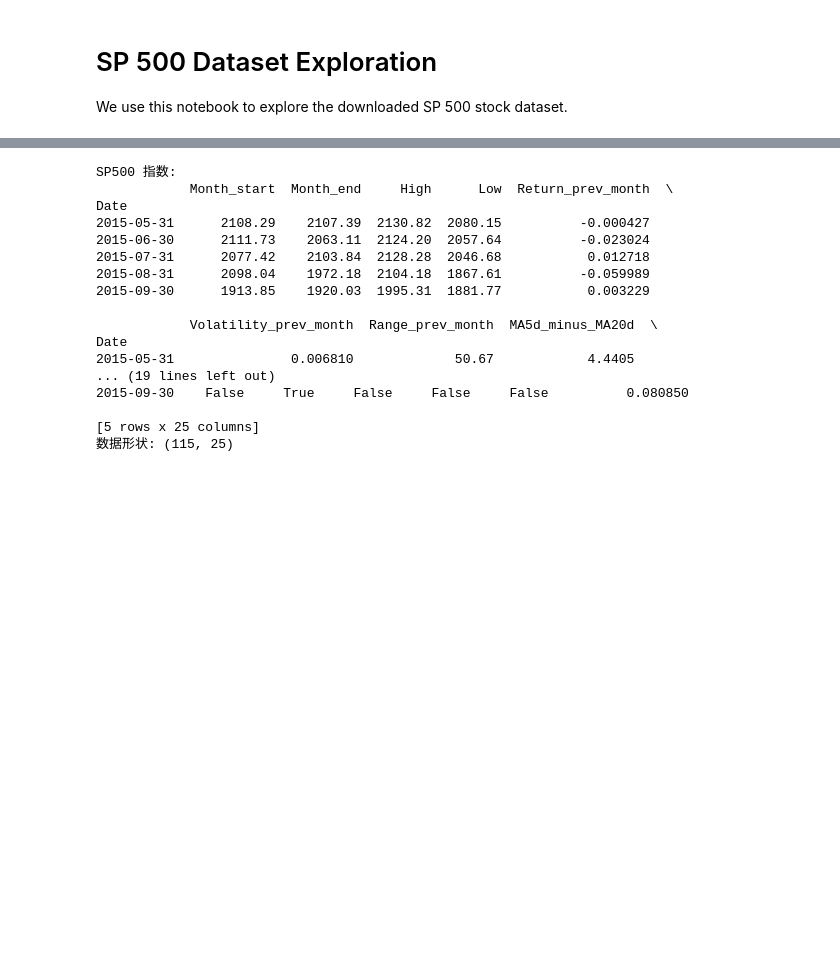
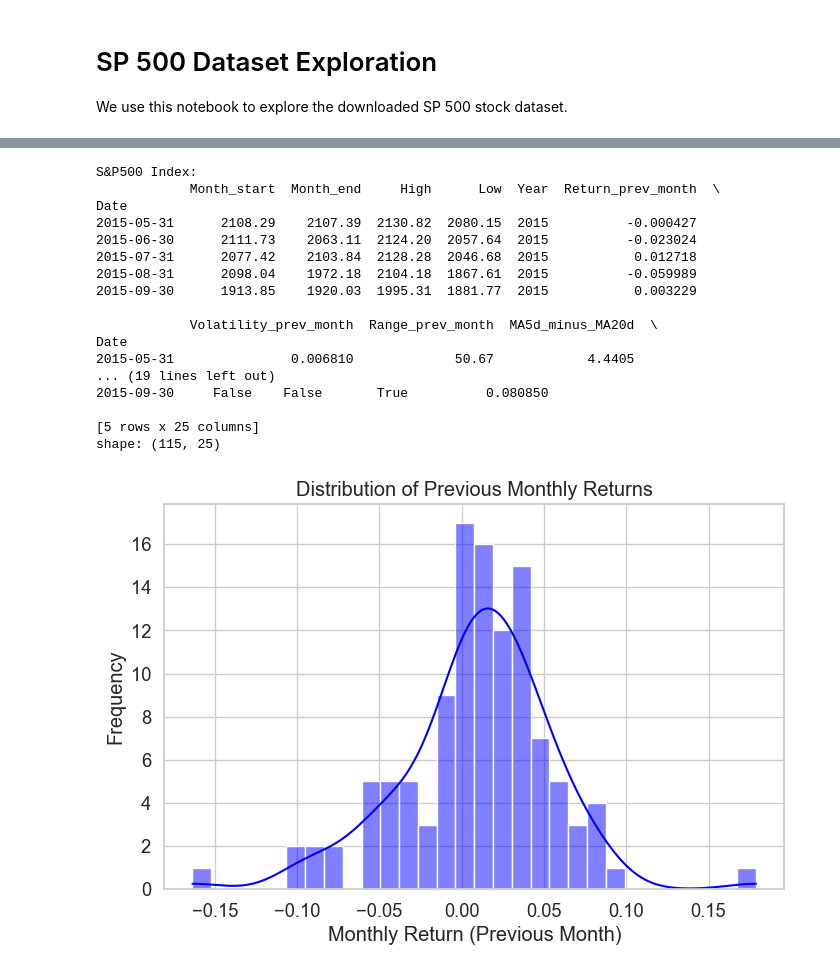
Before and after one commit to Rico00121/cs-c3240-machine-learning-project, a Jupyter notebook: data_exploration.ipynb, the cells around one changed output, grey strips where cells are left out. Drawn from its saved outputs; the diff is of its cells as text; code cells hidden in the pictures; blank space fills up the shorter version.

Commit message:
feat: update data exploration and chart

```diff
--- a/data_exploration.ipynb
+++ b/data_exploration.ipynb
@@ -33,22 +53,34 @@ print(df.columns.tolist())
 # %%
-print("\nSP500 指数:")
+print("\nS&P500 Index:")
 print(df.head())
-print(f"数据形状: {df.shape}")
+print(f"shape: {df.shape}")
 # %% [output]
-SP500 指数:
-            Month_start  Month_end     High      Low  Return_prev_month  \
+S&P500 Index:
+            Month_start  Month_end     High      Low  Year  Return_prev_month  \
 Date
-2015-05-31      2108.29    2107.39  2130.82  2080.15          -0.000427
-2015-06-30      2111.73    2063.11  2124.20  2057.64          -0.023024
-2015-07-31      2077.42    2103.84  2128.28  2046.68           0.012718
-2015-08-31      2098.04    1972.18  2104.18  1867.61          -0.059989
-2015-09-30      1913.85    1920.03  1995.31  1881.77           0.003229
+2015-05-31      2108.29    2107.39  2130.82  2080.15  2015          -0.000427
+2015-06-30      2111.73    2063.11  2124.20  2057.64  2015          -0.023024
+2015-07-31      2077.42    2103.84  2128.28  2046.68  2015           0.012718
+2015-08-31      2098.04    1972.18  2104.18  1867.61  2015          -0.059989
+2015-09-30      1913.85    1920.03  1995.31  1881.77  2015           0.003229
 
             Volatility_prev_month  Range_prev_month  MA5d_minus_MA20d  \
 Date
 2015-05-31               0.006810             50.67            4.4405
 ... (19 lines left out)
-2015-09-30    False     True     False     False     False          0.080850
+2015-09-30     False    False       True          0.080850
 
 [5 rows x 25 columns]
-数据形状: (115, 25)
+shape: (115, 25)
+# %%
+import matplotlib.pyplot as plt
+import seaborn as sns
+
+plt.figure(figsize=(8,5))
+sns.histplot(df["Return_prev_month"], bins=30, kde=True, color="blue")
+plt.title("Distribution of Previous Monthly Returns")
+plt.xlabel("Monthly Return (Previous Month)")
+plt.ylabel("Frequency")
+plt.show()
+# %% [output]
+[figure, added]
```
Also changed, not shown: parts of 9 cells of this notebook.
